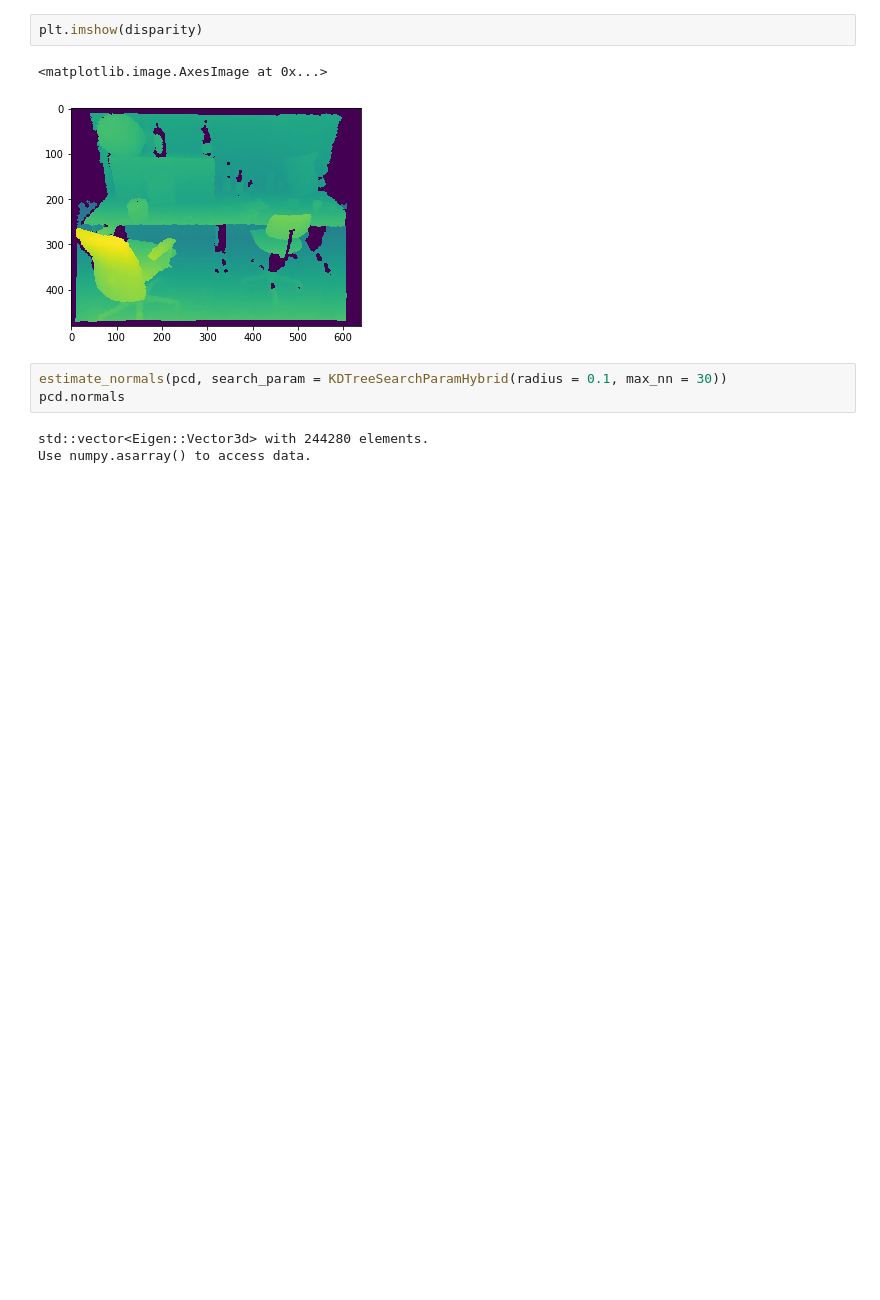
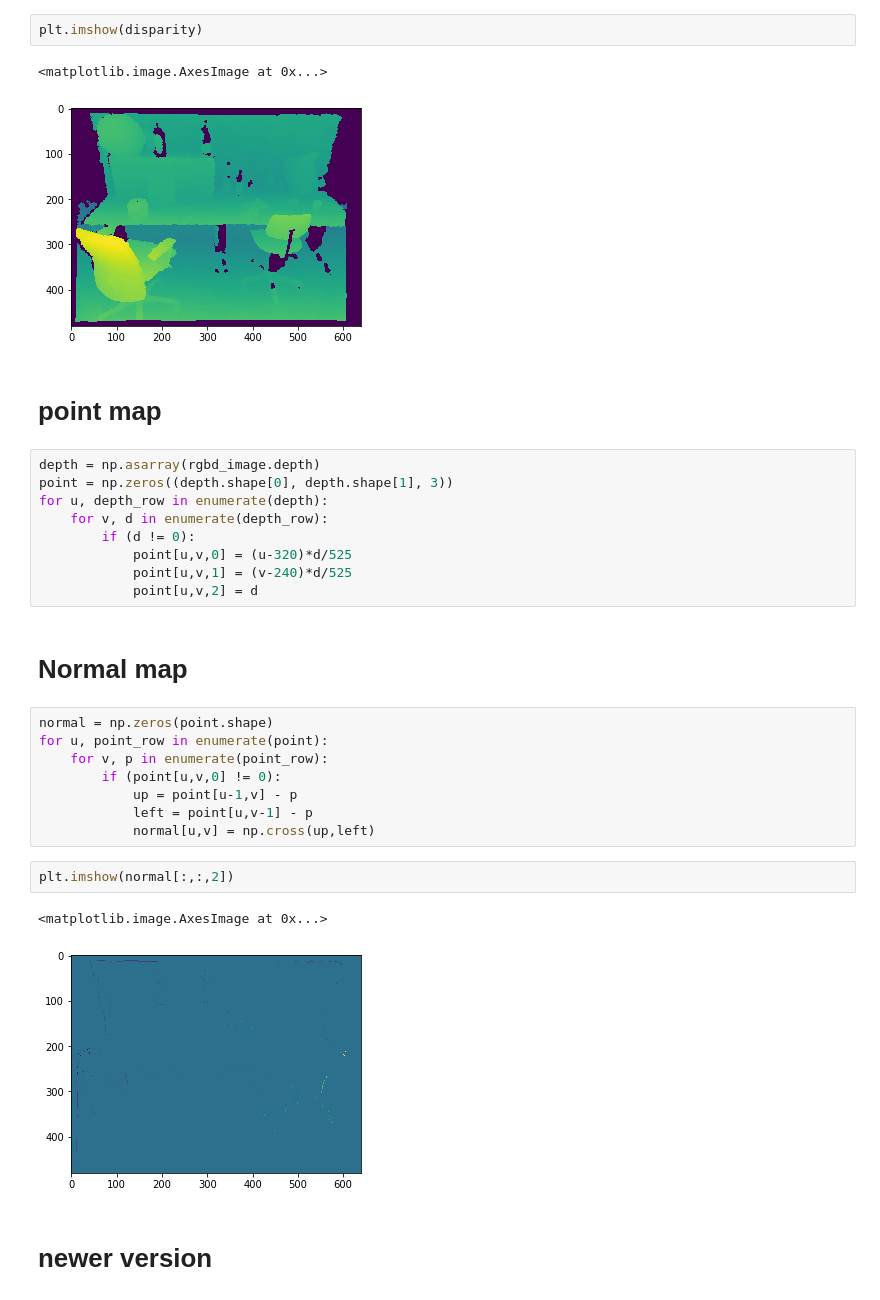
Before and after one commit to JustWon/HHA_encoding, a Jupyter notebook: HHA_encoding.ipynb, the cells around one changed output. Drawn from its saved outputs; the diff is of its cells as text; blank space fills up the shorter version.

```diff
--- a/HHA_encoding.ipynb
+++ b/HHA_encoding.ipynb
@@ -166,9 +166,31 @@ plt.imshow(disparity)
 # %% [output]
 <matplotlib.image.AxesImage at 0x...>
 [figure]
-# %%
-estimate_normals(pcd, search_param = KDTreeSearchParamHybrid(radius = 0.1, max_nn = 30))
-pcd.normals
-# %% [output]
-std::vector<Eigen::Vector3d> with 244280 elements.
-Use numpy.asarray() to access data.
+# %% [markdown]
+# point map
+# %%
+depth = np.asarray(rgbd_image.depth)
+point = np.zeros((depth.shape[0], depth.shape[1], 3))
+for u, depth_row in enumerate(depth):
+    for v, d in enumerate(depth_row):
+        if (d != 0):
+            point[u,v,0] = (u-320)*d/525
+            point[u,v,1] = (v-240)*d/525
+            point[u,v,2] = d
+# %% [markdown]
+# Normal map
+# %%
+normal = np.zeros(point.shape)
+for u, point_row in enumerate(point):
+    for v, p in enumerate(point_row):
+        if (point[u,v,0] != 0):
+            up = point[u-1,v] - p
+            left = point[u,v-1] - p
+            normal[u,v] = np.cross(up,left)
+# %%
+plt.imshow(normal[:,:,2])
+# %% [output]
+<matplotlib.image.AxesImage at 0x...>
+[figure, added]
+# %% [markdown]
+# newer version
```
Also changed, not shown: parts of 18 cells of this notebook, 1 other file.
